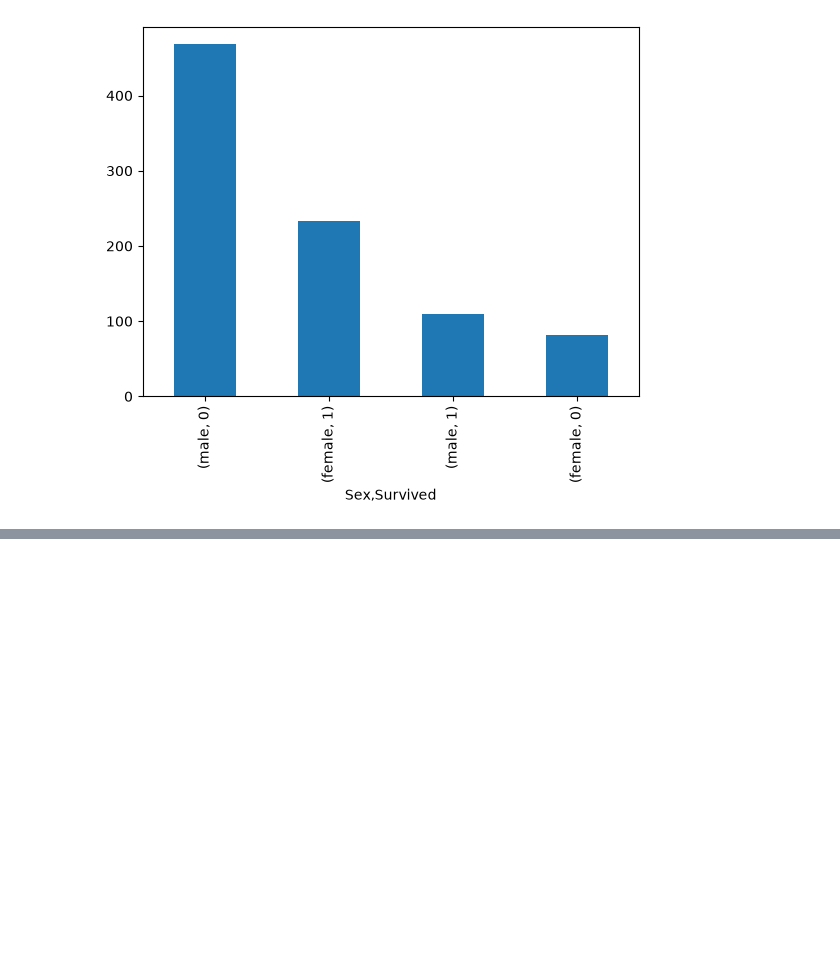
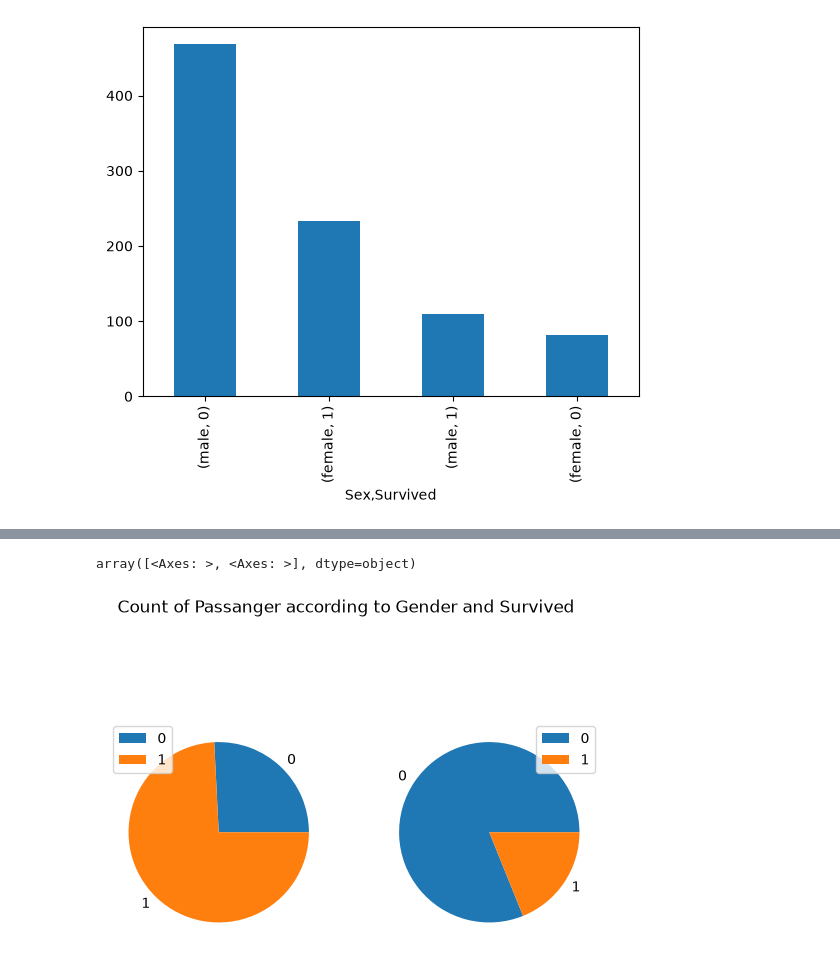
Before and after one commit to abinhyanmikha/Data-Science, a Jupyter notebook: Data preprocessing/day28/Visualization.ipynb, the cells around one changed output, grey strips where cells are left out. Saved outputs shown, nothing was run; the diff lists cells and outputs as text; code cells hidden in the pictures; blank space fills up the shorter version.

```diff
--- a/Data preprocessing/day28/Visualization.ipynb
+++ b/Data preprocessing/day28/Visualization.ipynb
@@ -59,0 +110,9 @@ pd.crosstab(
+# %%
+crosstab.plot(
+    kind="pie",
+    subplots=True,
+    title="Count of Passanger according to Gender and Survived",
+)
+# %% [output]
+array([<Axes: >, <Axes: >], dtype=object)
+[figure, added]
```
Also changed, not shown: parts of 20 cells of this notebook.
